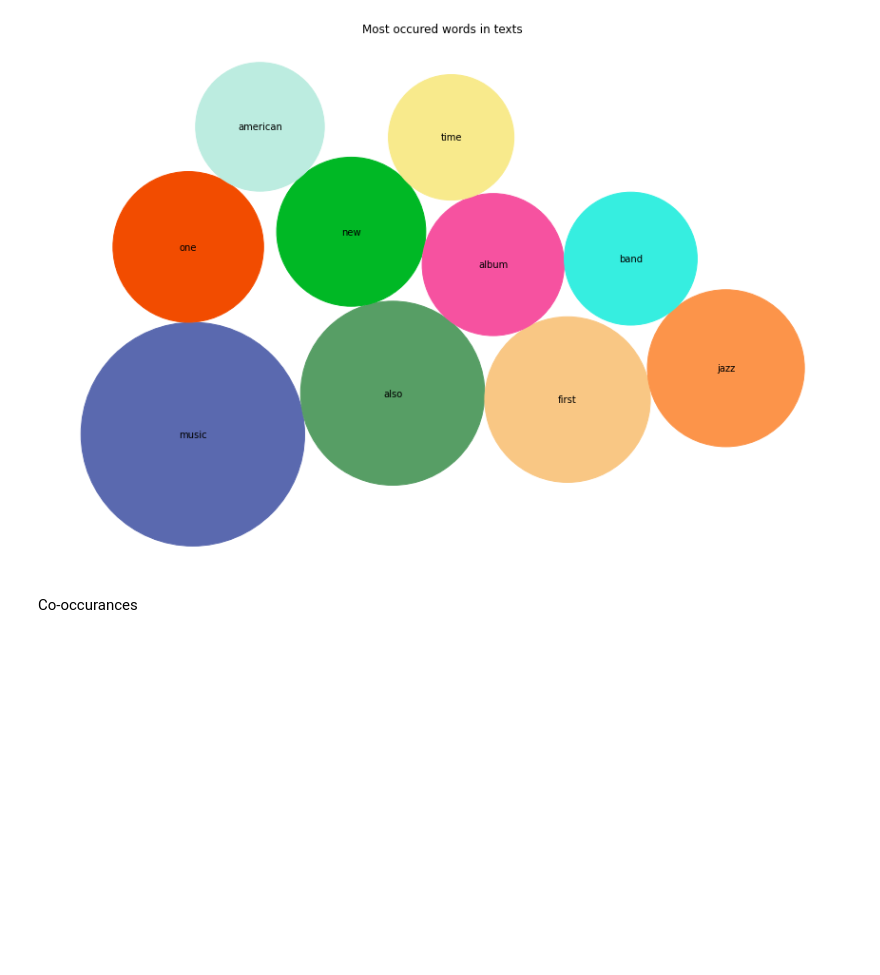
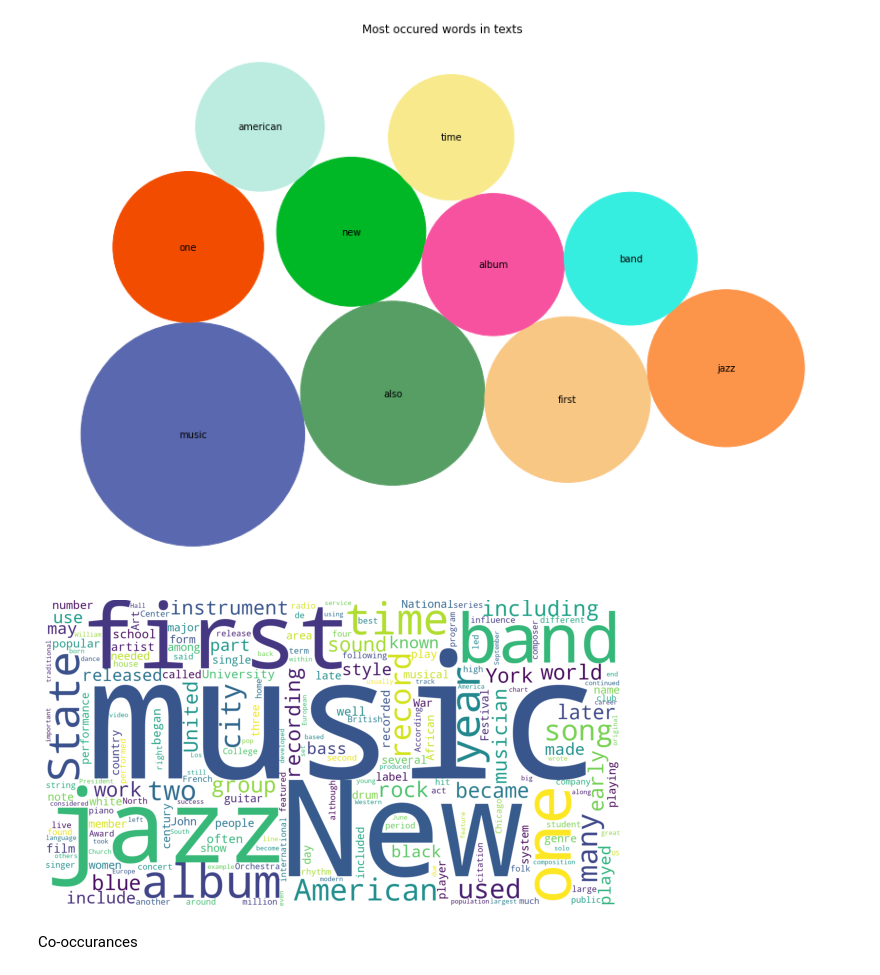
Before and after one commit to kordc/WikipediaRecommender, a Jupyter notebook: ranker.ipynb, the cells around one changed output. Saved outputs shown, nothing was run; the diff lists cells and outputs as text; code cells hidden in the pictures; blank space fills up the shorter version.

Commit message:
another plot

```diff
--- a/ranker.ipynb
+++ b/ranker.ipynb
@@ -108,6 +108,23 @@ plt.rcParams.update({'font.size': 10})
 plt.show()
 # %% [output]
 [figure]
+# %%
+from wordcloud import WordCloud
+
+wordcloud = WordCloud(width=1500, height=800,
+                      background_color='white',
+                      collocations=False,
+                      min_font_size=10).generate("".join([(x[0]+' ')*x[1] for x in counter.most_common(1000)]))
+
+# plot the WordCloud image
+plt.figure(figsize=(8, 8), facecolor=None)
+plt.imshow(wordcloud)
+plt.axis("off")
+plt.tight_layout(pad=0)
+
+plt.show()
+# %% [output]
+[figure, added]
 # %% [markdown]
 Co-occurances
 # %%
```
Also changed, not shown: 2 other files.
